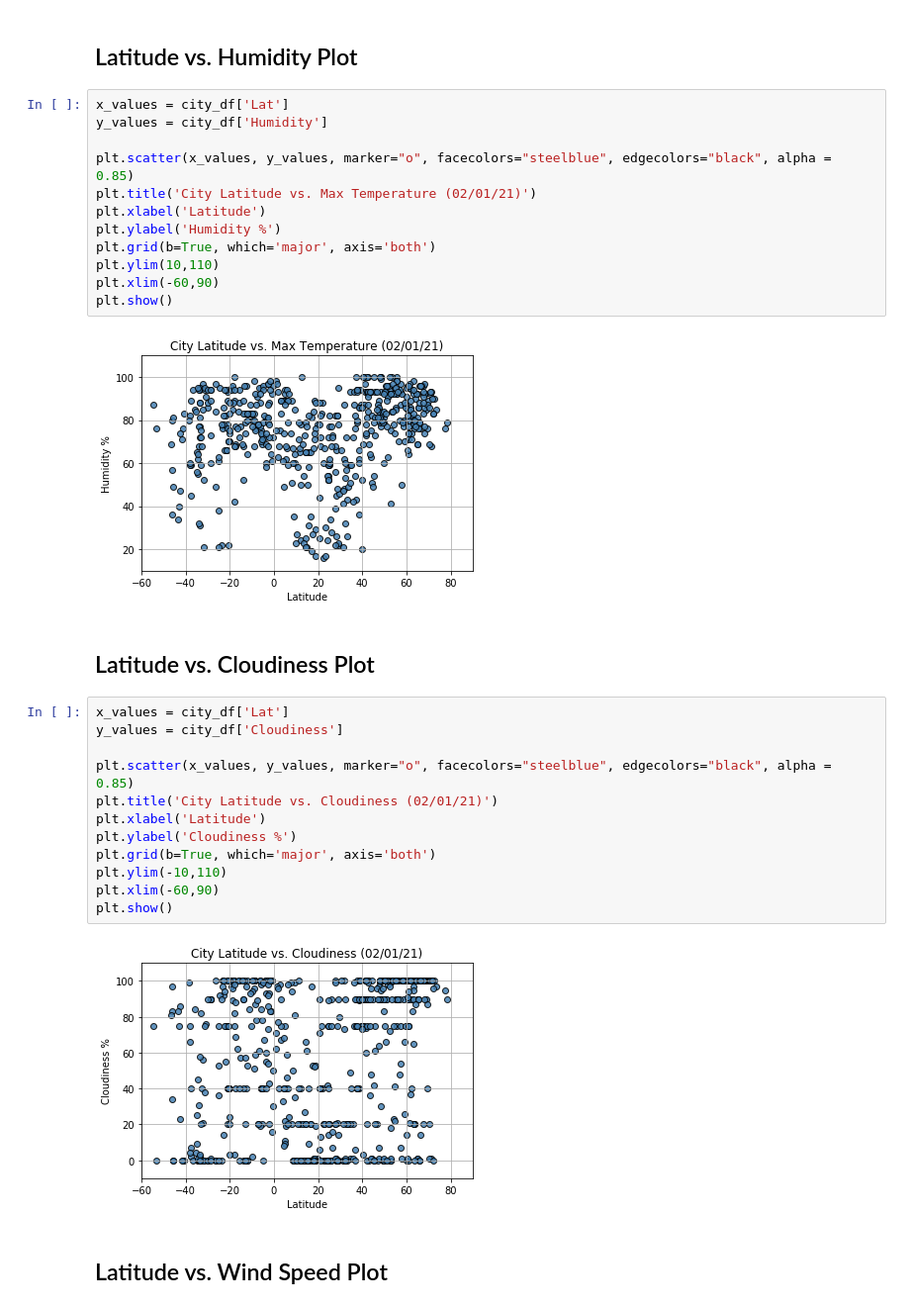
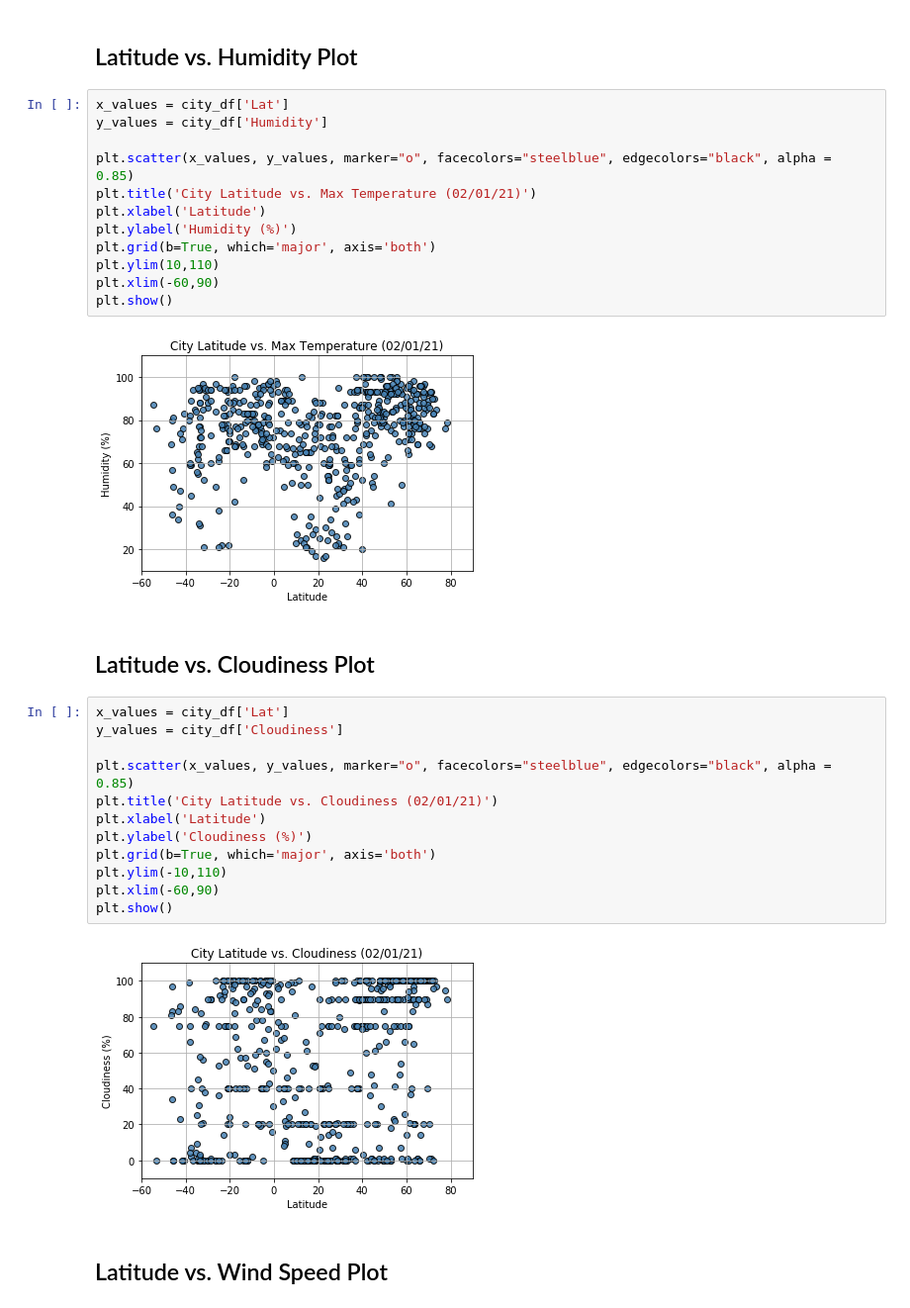
Before and after one commit to vandrade88/python-api-challenge, a Jupyter notebook: WeatherPy/WeatherPy.ipynb, the cells around one changed output. Shown at 99% size. Drawn from its saved outputs; the diff is of its cells as text.

```diff
--- a/WeatherPy/WeatherPy.ipynb
+++ b/WeatherPy/WeatherPy.ipynb
@@ -272,17 +272,17 @@ plt.show()
 # %%
 x_values = city_df['Lat']
 y_values = city_df['Humidity']
 
 plt.scatter(x_values, y_values, marker="o", facecolors="steelblue", edgecolors="black", alpha = 0.85)
 plt.title('City Latitude vs. Max Temperature (02/01/21)')
 plt.xlabel('Latitude')
-plt.ylabel('Humidity %')
+plt.ylabel('Humidity (%)')
 plt.grid(b=True, which='major', axis='both')
 plt.ylim(10,110)
 plt.xlim(-60,90)
 plt.show()
 # %% [output]
-[figure, old version]
+[figure, new version]
 # %% [markdown]
 ## Latitude vs. Cloudiness Plot
 # %%
@@ -292,12 +292,12 @@ y_values = city_df['Cloudiness']
 plt.scatter(x_values, y_values, marker="o", facecolors="steelblue", edgecolors="black", alpha = 0.85)
 plt.title('City Latitude vs. Cloudiness (02/01/21)')
 plt.xlabel('Latitude')
-plt.ylabel('Cloudiness %')
+plt.ylabel('Cloudiness (%)')
 plt.grid(b=True, which='major', axis='both')
 plt.ylim(-10,110)
 plt.xlim(-60,90)
 plt.show()
 # %% [output]
-[figure, old version]
+[figure, new version]
 # %% [markdown]
 ## Latitude vs. Wind Speed Plot
```
Also changed, not shown: parts of 2 cells of this notebook.
